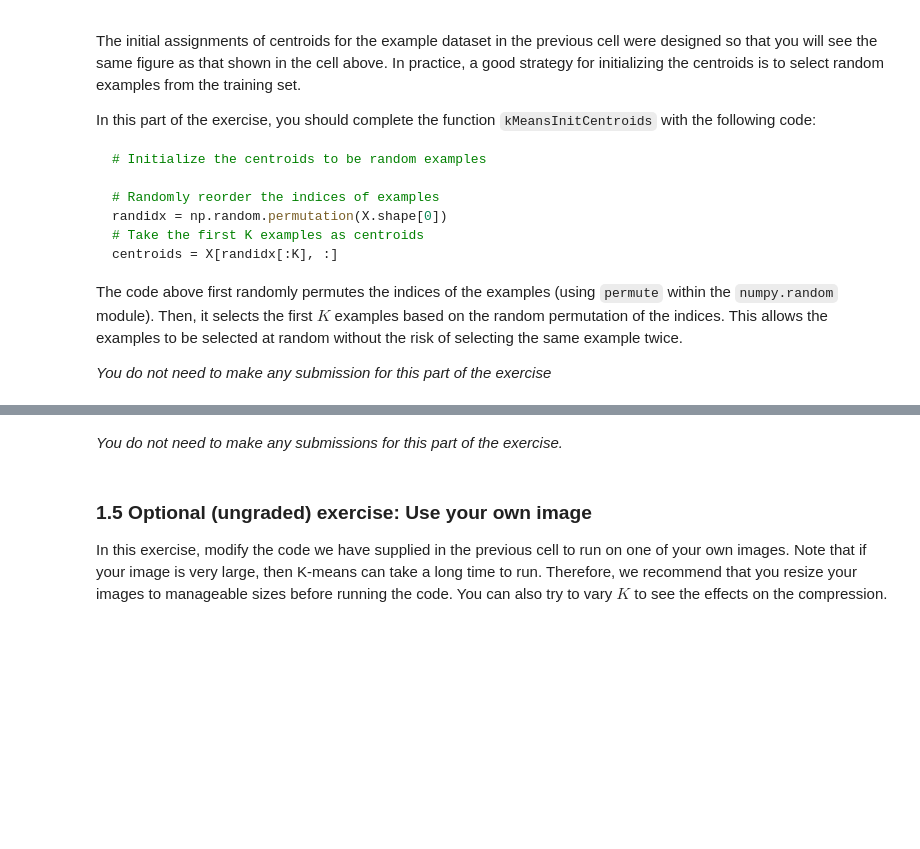
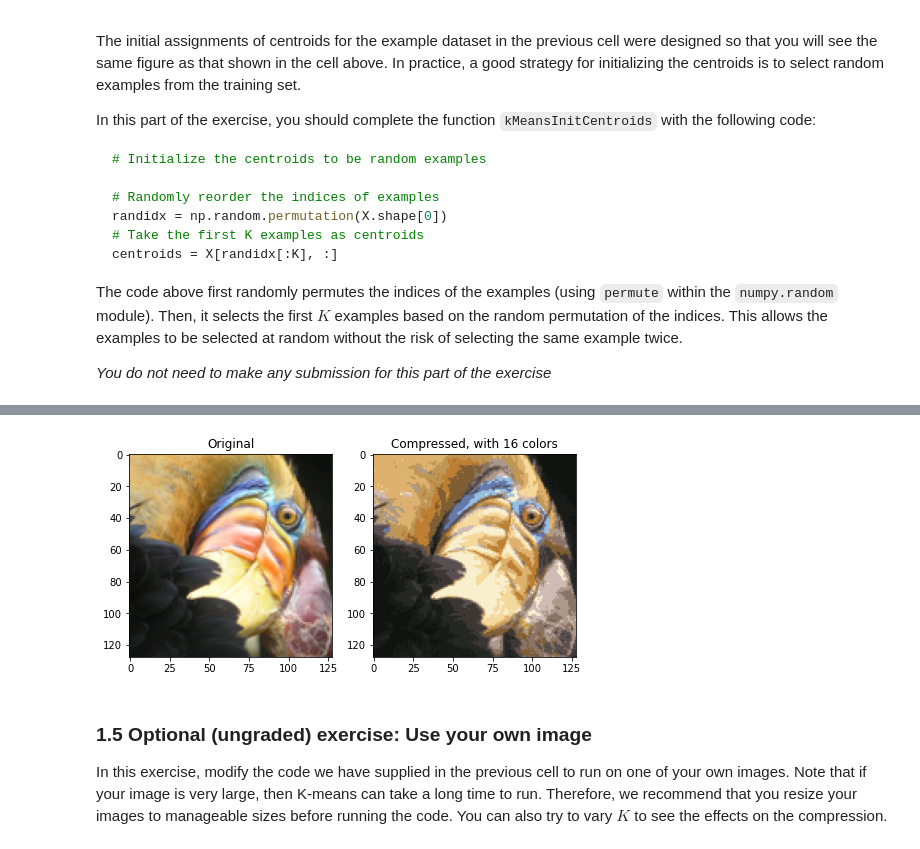
Before and after one commit to petercai-wg/data-science, a Jupyter notebook: pynb/ml-course/exercise7.ipynb, the cells around one changed output, grey strips where cells are left out. Cells and saved outputs as stored; diff of their text form; code cells hidden in the pictures; blank space fills up the shorter version.

```diff
--- a/pynb/ml-course/exercise7.ipynb
+++ b/pynb/ml-course/exercise7.ipynb
@@ -216,12 +230,20 @@ def computeCentroids(X, idx, K):
     m, n = X.shape
     # You need to return the following variables correctly.
     centroids = np.zeros((K, n))
+    counter = np.zeros((K, 1))
+    # ====================== YOUR CODE HERE ======================
+    centroids = np.zeros((K, n))
+    counter = np.zeros((K, 1))
 
+    for i in range(m):
+        centroids[ idx[i] ] = centroids[ idx[i] ]  + X[i]
+        counter[  idx[i] ] =  counter[  idx[i] ]  + 1
+#  avoid divided by zero, if counter ==0 , the sum is alway zero, not point belong to this centroid
+    for i in range(K):
+        if counter[i] == 0:
+            counter[i] = 1
 
-    # ====================== YOUR CODE HERE ======================
-
-
-
+    centroids = centroids / counter
     # =============================================================
     return centroids
 # %% [markdown]
@@ -289,23 +324,8 @@ The code above first randomly permutes the indices of the examples (using `permu
 def kMeansInitCentroids(X, K):
     """
     This function initializes K centroids that are to be used in K-means on the dataset x.
-
-    Parameters
-    ----------
-    X : array_like
-        The dataset of size (m x n).
-
-    K : int
-        The number of clusters.
-
-    Returns
-    -------
-    centroids : array_like
-        Centroids of the clusters. This is a matrix of size (K x n).
-
-    Instructions
-    ------------
     You should set centroids to randomly chosen examples from the dataset X.
+    Returns Centroids of the clusters. This is a matrix of size (K x n).
     """
     m, n = X.shape
 
@@ -313,6 +333,8 @@ def kMeansInitCentroids(X, K):
     centroids = np.zeros((K, n))
 
     # ====================== YOUR CODE HERE ======================
+    rand_indices = np.random.choice(m, K, replace=False)
+    centroids =    X[rand_indices, :]
 
 
 
@@ -370,36 +392,36 @@ A /= 255
 
 # Reshape the image into an Nx3 matrix where N = number of pixels.
 # Each row will contain the Red, Green and Blue pixel values
 # This gives us our dataset matrix X that we will use K-Means on.
 X = A.reshape(-1, 3)
 
 # When using K-Means, it is important to randomly initialize centroids
 # You should complete the code in kMeansInitCentroids above before proceeding
 initial_centroids = kMeansInitCentroids(X, K)
 
 # Run K-Means
-centroids, idx = utils.runkMeans(X, initial_centroids,
+centroids, idx = util7.runkMeans(X, initial_centroids,
                                  findClosestCentroids,
                                  computeCentroids,
                                  max_iters)
 
 # We can now recover the image from the indices (idx) by mapping each pixel
 # (specified by its index in idx) to the centroid value
 # Reshape the recovered image into proper dimensions
 X_recovered = centroids[idx, :].reshape(A.shape)
 
 # Display the original image, rescale back by 255
 fig, ax = pyplot.subplots(1, 2, figsize=(8, 4))
 ax[0].imshow(A*255)
 ax[0].set_title('Original')
 ax[0].grid(False)
 
 # Display compressed image, rescale back by 255
 ax[1].imshow(X_recovered*255)
 ax[1].set_title('Compressed, with %d colors' % K)
 ax[1].grid(False)
+# %% [output]
+[figure, added]
-# %% [markdown]
-*You do not need to make any submissions for this part of the exercise.*
 # %% [markdown]
 ### 1.5 Optional (ungraded) exercise: Use your own image
 
```
Also changed, not shown: parts of 18 cells of this notebook, 13 other files.
